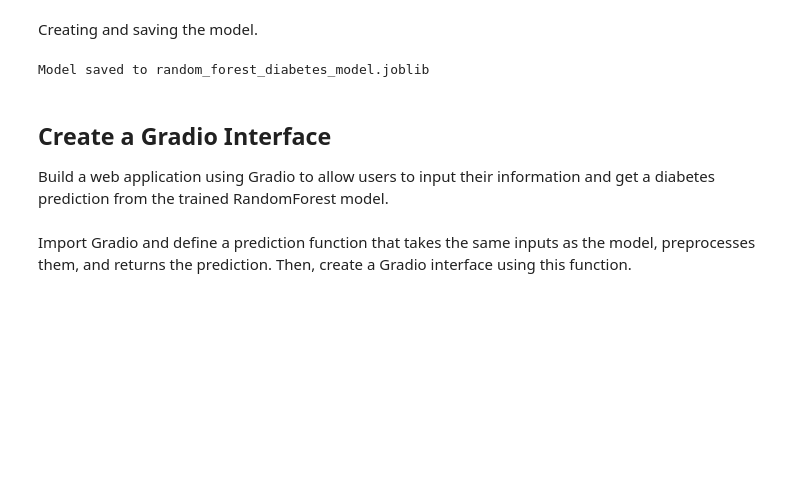
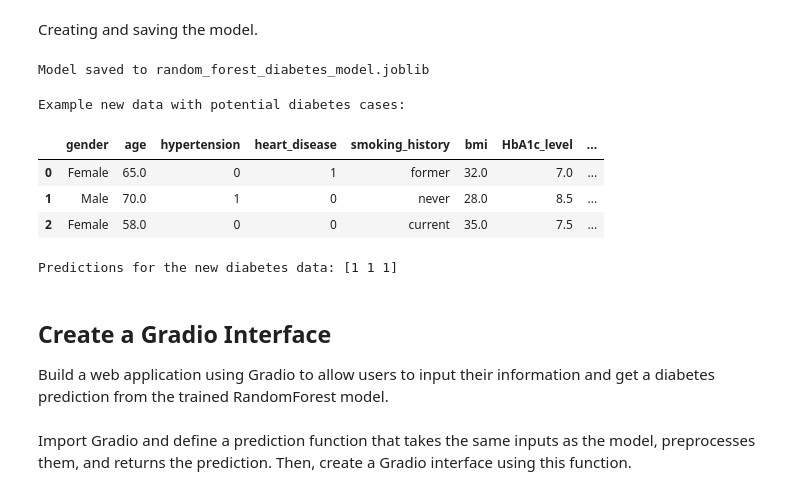
Before and after one commit to Pratik-rgp1/diabetes-prediction-app, a Jupyter notebook: notebooks/diabetes.ipynb, the cells around one changed output. Cells and saved outputs as stored; diff of their text form; code cells hidden in the pictures; blank space fills up the shorter version.

Commit message:
Add complete diabetes prediction pipeline and Gradio app

```diff
--- a/notebooks/diabetes.ipynb
+++ b/notebooks/diabetes.ipynb
@@ -413,6 +413,47 @@ joblib.dump(rf_model, model_filename)
 print(f"Model saved to {model_filename}")
 # %% [output]
 Model saved to random_forest_diabetes_model.joblib
+# %%
+# Example of new data with potential diabetes cases
+new_data_diabetes = pd.DataFrame({
+    'gender': ['Female', 'Male', 'Female'],
+    'age': [65.0, 70.0, 58.0],
+    'hypertension': [0, 1, 0],
+    'heart_disease': [1, 0, 0],
+    'smoking_history': ['former', 'never', 'current'],
+    'bmi': [32.0, 28.0, 35.0],
+    'HbA1c_level': [7.0, 8.5, 7.5],
+    'blood_glucose_level': [180, 220, 200]
+})
+
+print("Example new data with potential diabetes cases:")
+display(new_data_diabetes)
+# %% [output]
+Example new data with potential diabetes cases:
+|  | gender | age | hypertension | heart_disease | smoking_history | bmi | HbA1c_level | ... |
+| 0 | Female | 65.0 | 0 | 1 | former | 32.0 | 7.0 | ... |
+| 1 | Male | 70.0 | 1 | 0 | never | 28.0 | 8.5 | ... |
+| 2 | Female | 58.0 | 0 | 0 | current | 35.0 | 7.5 | ... |
+# %%
+# Apply the same preprocessing steps as the training data to new_data_diabetes
+new_data_diabetes_encoded = pd.get_dummies(new_data_diabetes, columns=categorical_cols, drop_first=True)
+# Ensure new data has the same columns as the training data after one-hot encoding
+missing_cols = set(X_train.columns) - set(new_data_diabetes_encoded.columns)
+for c in missing_cols:
+    new_data_diabetes_encoded[c] = 0
+# Ensure the order of columns is the same
+new_data_diabetes_encoded = new_data_diabetes_encoded[X_train.columns]
+
+
+# Ensure numerical_cols and scaler are defined, which they are from previous cells.
+new_data_diabetes_encoded[numerical_cols] = scaler.transform(new_data_diabetes_encoded[numerical_cols])
+
+# Ensure rf_model is defined, which it is from previous cells.
+predictions_new_data_diabetes = rf_model.predict(new_data_diabetes_encoded)
+
+print("Predictions for the new diabetes data:", predictions_new_data_diabetes)
+# %% [output]
+Predictions for the new diabetes data: [1 1 1]
 # %% [markdown]
 ## Create a Gradio Interface
 
```
Also changed, not shown: parts of 3 cells of this notebook, 1 other file.
